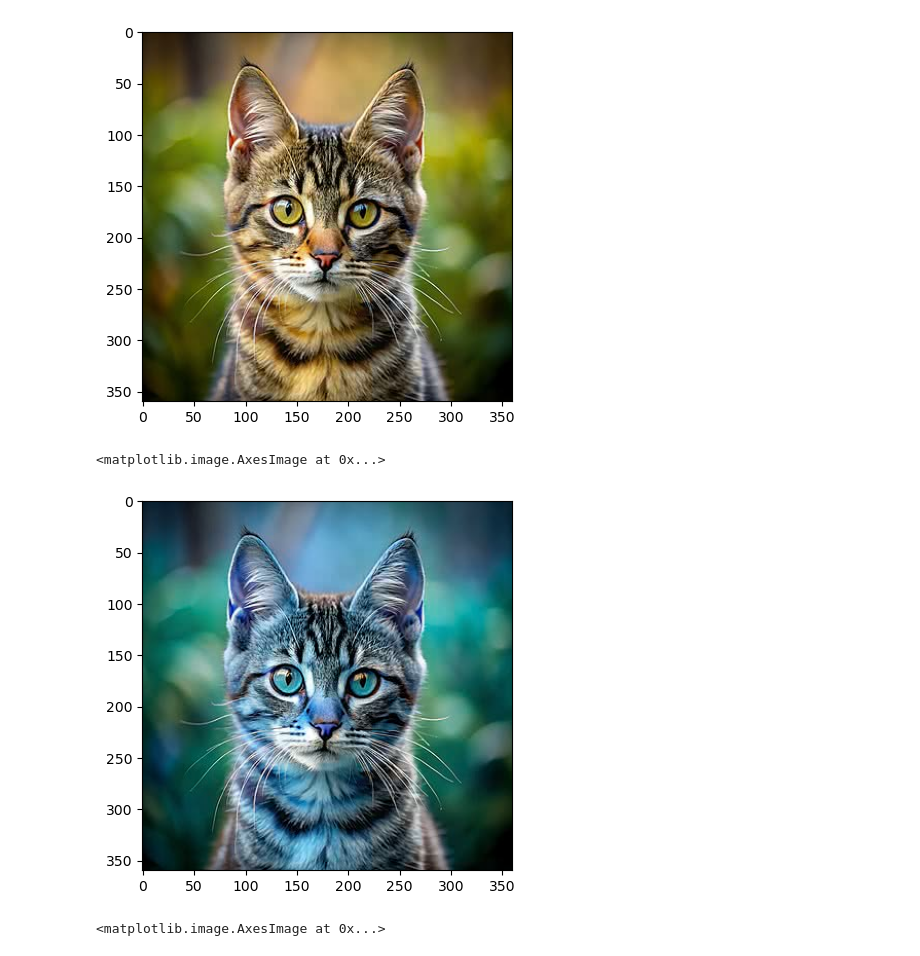
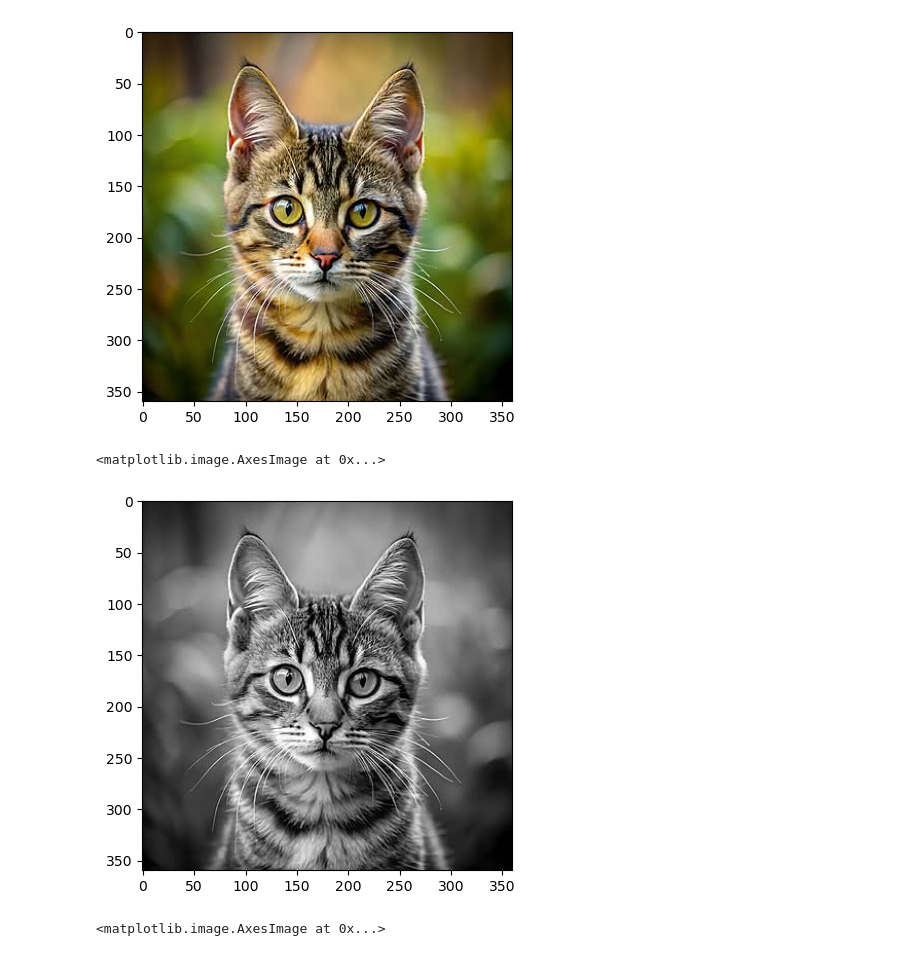
Before and after one commit to kiki44444/ML, a Jupyter notebook: cv/01_OpenCV/1_OpenCV.ipynb, the cells around one changed output. Cells and saved outputs as stored; diff of their text form; code cells hidden in the pictures.

```diff
--- a/cv/01_OpenCV/1_OpenCV.ipynb
+++ b/cv/01_OpenCV/1_OpenCV.ipynb
@@ -206,11 +209,12 @@ plt.imshow(cat_img_color)
 <matplotlib.image.AxesImage at 0x...>
 [figure]
 # %%
-gray_img = cv2.imread("data/cat.jpg")
+gray_img = cv2.imread("data/cat.jpg", 0) # flag 0 : grayscale
+gray_img = cv2.cvtColor(gray_img, cv2.COLOR_BGR2RGB) # ?
 plt.imshow(gray_img)
 # %% [output]
 <matplotlib.image.AxesImage at 0x...>
-[figure, old version]
+[figure, new version]
 # %%
 # <to do> - convert image to grayscale/drawing rectagle at its right ear and put test "right ear"
 cat_img = cv2.imread('./data/cat.jpg', 0)
```
Also changed, not shown: parts of 21 cells of this notebook, 4 other files.
